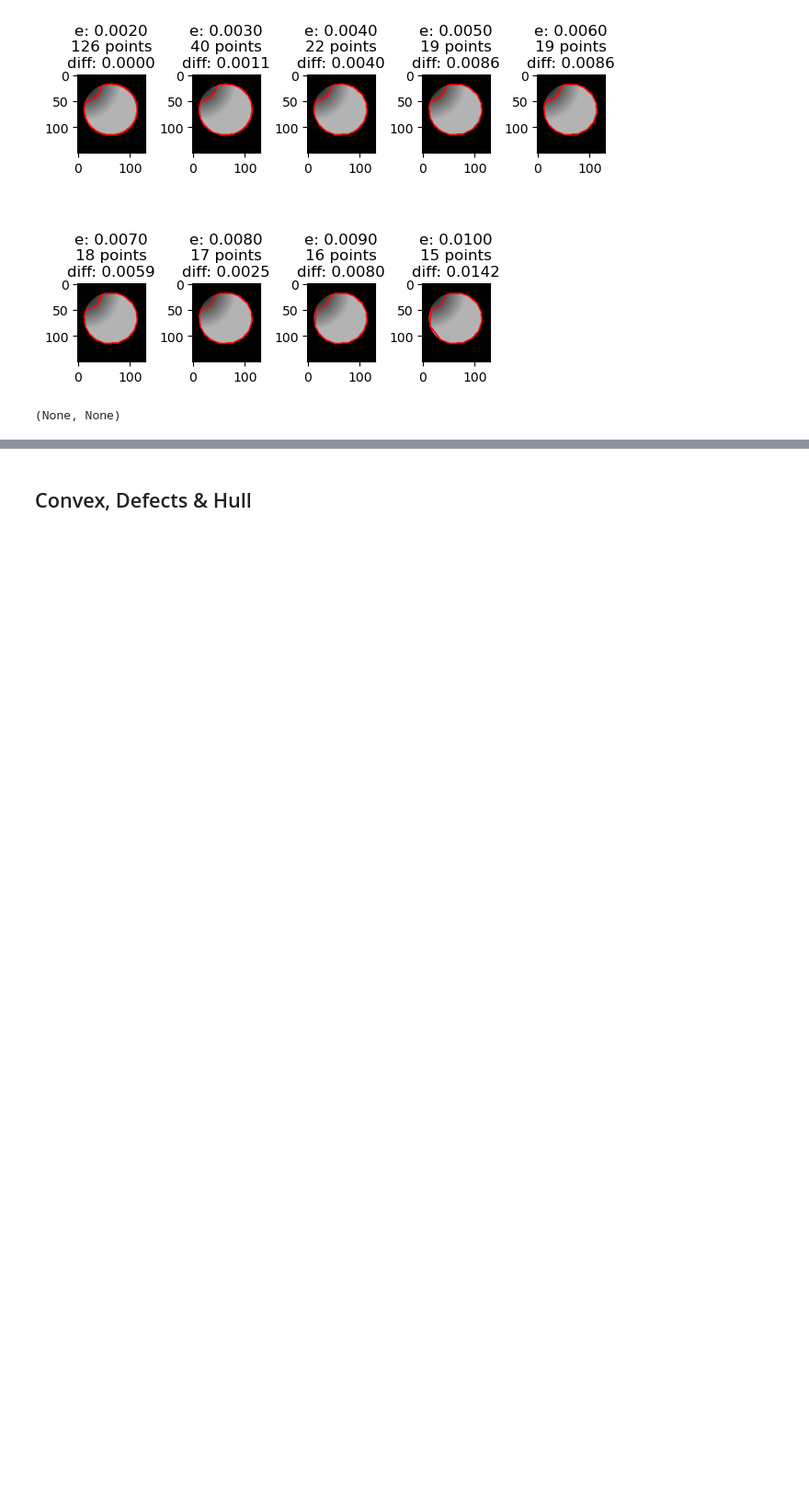
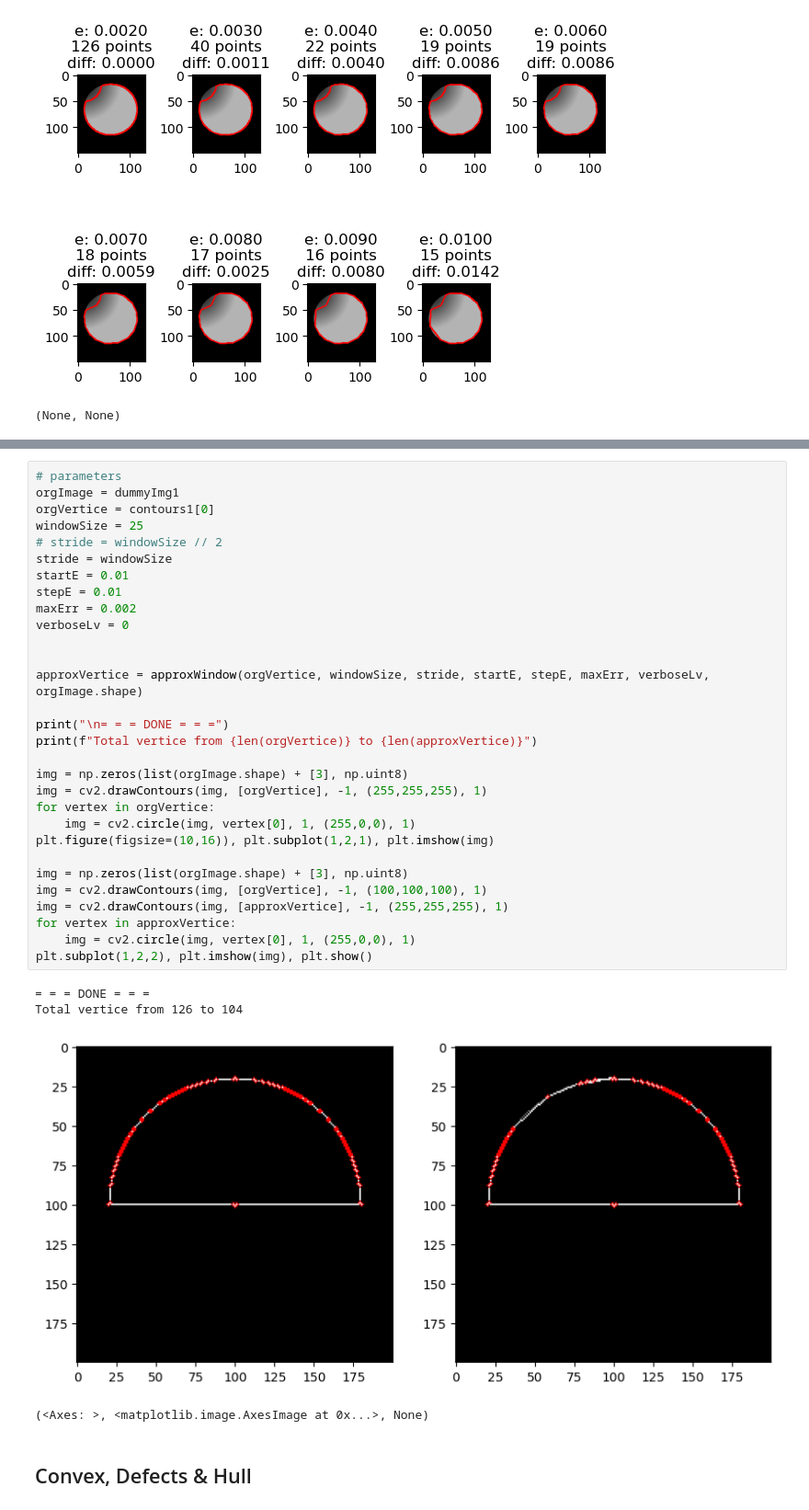
Before and after one commit to rapee9999/LearnCV, a Jupyter notebook: contours.ipynb, the cells around one changed output, grey strips where cells are left out. Shown: that part at 92% size. Saved outputs shown, nothing was run; the diff lists cells and outputs as text; blank space fills up the shorter version.

```diff
--- a/contours.ipynb
+++ b/contours.ipynb
@@ -171,3 +337,38 @@ plt.tight_layout(), plt.show()
+# %%
+# parameters
+orgImage = dummyImg1
+orgVertice = contours1[0]
+windowSize = 25
+# stride = windowSize // 2
+stride = windowSize
+startE = 0.01
+stepE = 0.01
+maxErr = 0.002
+verboseLv = 0
+
+
+approxVertice = approxWindow(orgVertice, windowSize, stride, startE, stepE, maxErr, verboseLv, orgImage.shape)
+
+print("\n= = = DONE = = =")
+print(f"Total vertice from {len(orgVertice)} to {len(approxVertice)}")
+
+img = np.zeros(list(orgImage.shape) + [3], np.uint8)
+img = cv2.drawContours(img, [orgVertice], -1, (255,255,255), 1)
+for vertex in orgVertice:
+    img = cv2.circle(img, vertex[0], 1, (255,0,0), 1)
+plt.figure(figsize=(10,16)), plt.subplot(1,2,1), plt.imshow(img)
+
+img = np.zeros(list(orgImage.shape) + [3], np.uint8)
+img = cv2.drawContours(img, [orgVertice], -1, (100,100,100), 1)
+img = cv2.drawContours(img, [approxVertice], -1, (255,255,255), 1)
+for vertex in approxVertice:
+    img = cv2.circle(img, vertex[0], 1, (255,0,0), 1)
+plt.subplot(1,2,2), plt.imshow(img), plt.show()
+# %% [output]
+= = = DONE = = =
+Total vertice from 126 to 104
+[figure, added]
+(<Axes: >, <matplotlib.image.AxesImage at 0x...>, None)
 # %% [markdown]
 ## Convex, Defects & Hull
 # %%
```
Also changed, not shown: parts of 7 cells of this notebook.
